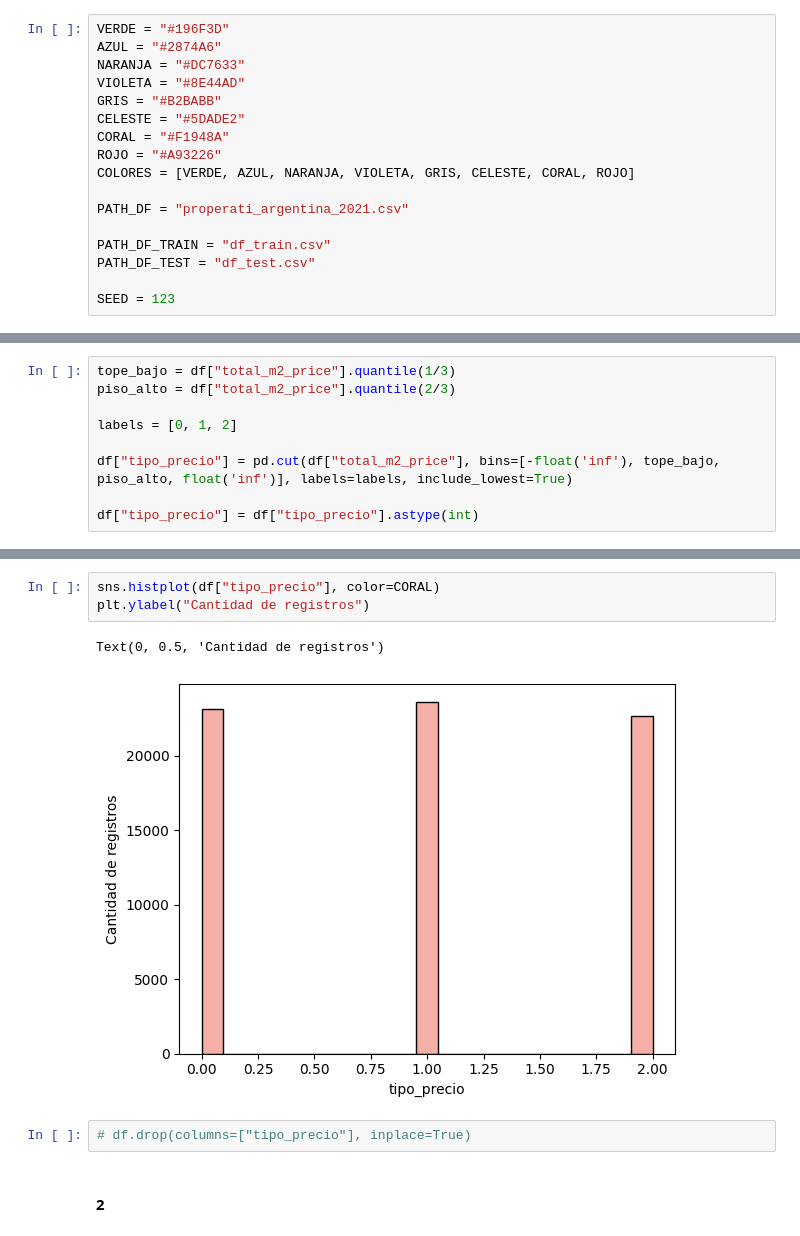
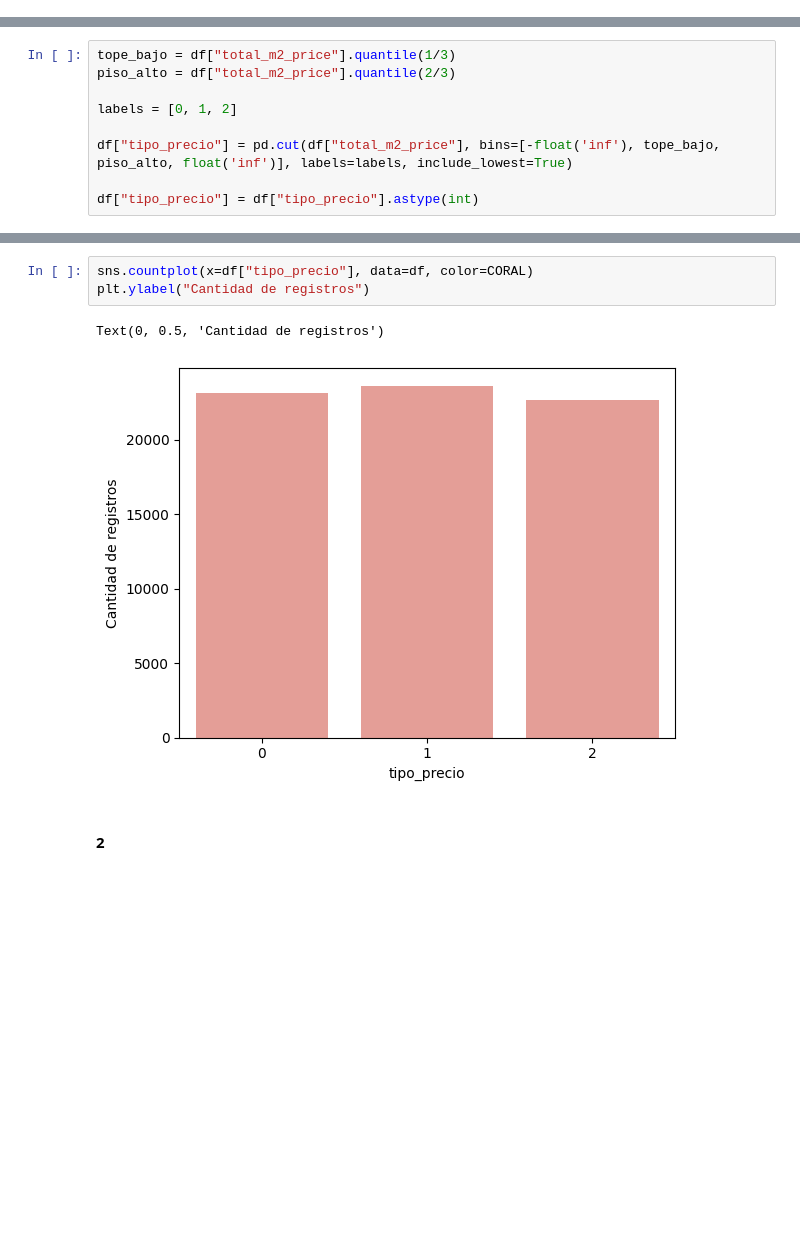
Before and after one commit to Taielmolina01/7506R-1C2024-GRUPO01, a Jupyter notebook: TP1/7606R_TP1_GRUPO01_ENTREGA_N2.ipynb, the cells around one changed output, grey strips where cells are left out. Cells and saved outputs as stored; diff of their text form; blank space fills up the shorter version.

```diff
--- a/TP1/7606R_TP1_GRUPO01_ENTREGA_N2.ipynb
+++ b/TP1/7606R_TP1_GRUPO01_ENTREGA_N2.ipynb
@@ -9,23 +10,6 @@ import seaborn as sns
 import matplotlib.pyplot as plt
 from sklearn.naive_bayes import GaussianNB, CategoricalNB
 from sklearn.ensemble import RandomForestClassifier
-# %%
-VERDE = "#196F3D"
-AZUL = "#2874A6"
-NARANJA = "#DC7633"
-VIOLETA = "#8E44AD"
-GRIS = "#B2BABB"
-CELESTE = "#5DADE2"
-CORAL = "#F1948A"
-ROJO = "#A93226"
-COLORES = [VERDE, AZUL, NARANJA, VIOLETA, GRIS, CELESTE, CORAL, ROJO]
-
-PATH_DF = "properati_argentina_2021.csv"
-
-PATH_DF_TRAIN = "df_train.csv"
-PATH_DF_TEST = "df_test.csv"
-
-SEED = 123
 # %%
 df_train = pd.read_csv(PATH_DF_TRAIN)
 df_test = pd.read_csv(PATH_DF_TEST)
@@ -315,13 +299,11 @@ df_train.head(2)
 | 0 | -34.598103 | -58.442806 | 1.0 | 1.0 | 30.0 | 27.0 | ... |
 | 1 | -34.583233 | -58.403942 | 4.0 | 3.0 | 200.0 | 200.0 | ... |
 # %%
-sns.histplot(df["tipo_precio"], color=CORAL)
+sns.countplot(x=df["tipo_precio"], data=df, color=CORAL)
 plt.ylabel("Cantidad de registros")
 # %% [output]
 Text(0, 0.5, 'Cantidad de registros')
-[figure, old version]
+[figure, new version]
-# %%
-# df.drop(columns=["tipo_precio"], inplace=True)
 # %% [markdown]
 #### 2
 # %%
```
Also changed, not shown: parts of 12 cells of this notebook.
